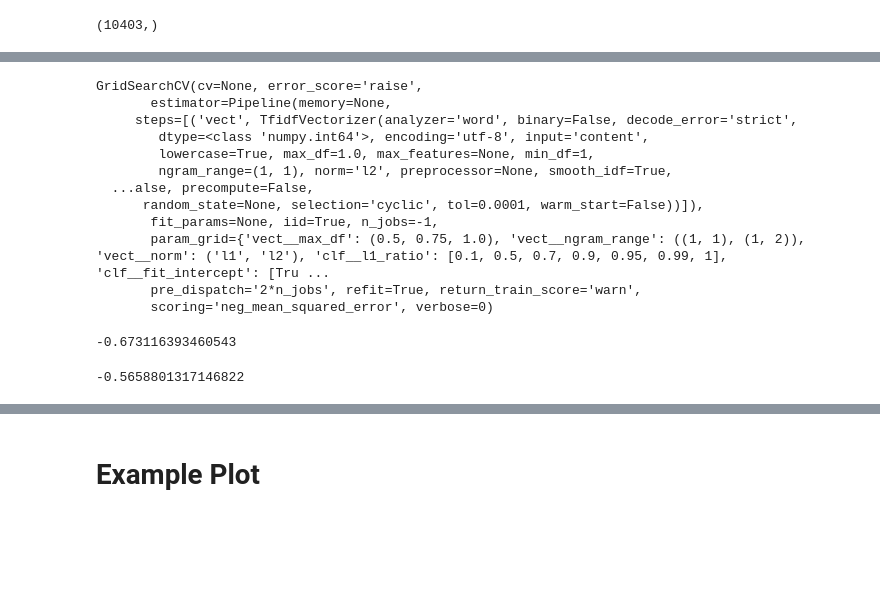
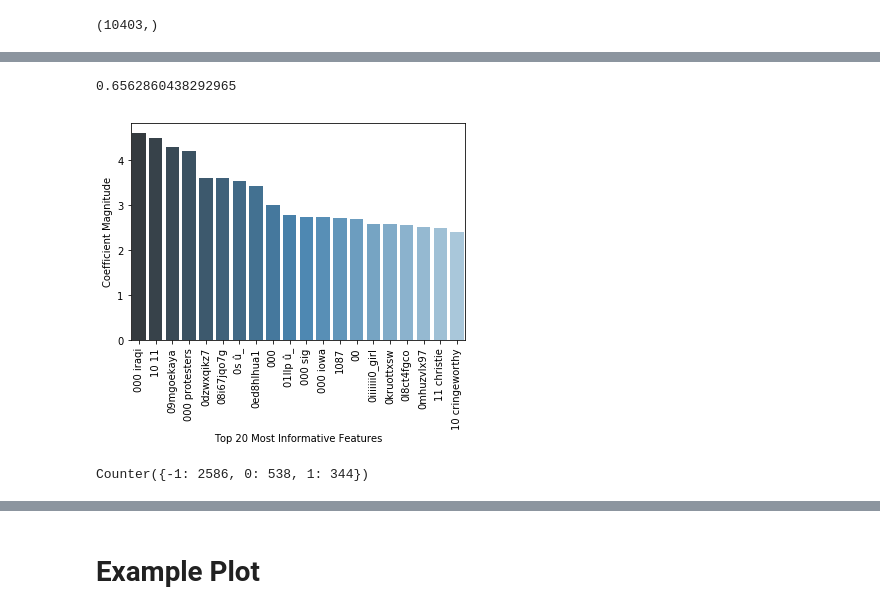
Before and after one commit to bkvillalobos/EDAV_project, a Jupyter notebook: sentiments.ipynb, the cells around one changed output, grey strips where cells are left out. Saved outputs shown, nothing was run; the diff lists cells and outputs as text; code cells hidden in the pictures; blank space fills up the shorter version.

```diff
--- a/sentiments.ipynb
+++ b/sentiments.ipynb
@@ -264,4 +284,40 @@ grid.cv_results_['mean_test_score'].mean()
 # %%
-grid.score(X_test,y_test)
+pipe.score(X_test,y_test)
+# %% [output]
+0.6562860438292965
+# %%
+all_words = pipe.steps[0][1].get_feature_names()
+# %%
+coefs = pipe.steps[2][1].coef_
+# %%
+
+def top_n_words(coefs, words, n=20):
+    apply_absoulute_val = lambda s: np.vectorize(abs)(s)[0]
+    magnitude = apply_absoulute_val(coefs)
+    zipped = zip(words,magnitude)
+    words_by_mag = sorted(zipped, key=lambda x: x[1], reverse=True)
+    return words_by_mag[:n]
+# %%
+def plot_most_informative_feats(top_n_feats, title=''):
+    import seaborn as sns
+    import matplotlib.pyplot as plt
+
+    current_palette = sns.color_palette("Blues_d",
+                                        n_colors=len(top_n_feats))
+
+    x,y = zip(*top_n_feats)
+    g = sns.barplot(x=x,y=y, palette=current_palette)
+    g.set_xticklabels(x, rotation=90)
+    g.set(xlabel='Top {0} Most Informative Features'.format(len(x)),
+          ylabel='Coefficient Magnitude')
+    g.set_title(title)
+    plt.show()
+# %%
+top_n = top_n_words(coefs, all_words, n=20)
+plot_most_informative_feats(top_n)
+# %% [output]
+[figure, added]
 # %%
-grid.predict(X_test)
+Counter(pipe.predict(X_test))
+# %% [output]
+Counter({-1: 2586, 0: 538, 1: 344})
@@ -270,23 +323,0 @@ test_grid = GridSearchCV(pipe, param_grid, n_jobs=-1, scoring='neg_mean_squared_
-# %%
-test_grid.fit(X_train, y_train)
-# %% [output]
-GridSearchCV(cv=None, error_score='raise',
-       estimator=Pipeline(memory=None,
-     steps=[('vect', TfidfVectorizer(analyzer='word', binary=False, decode_error='strict',
-        dtype=<class 'numpy.int64'>, encoding='utf-8', input='content',
-        lowercase=True, max_df=1.0, max_features=None, min_df=1,
-        ngram_range=(1, 1), norm='l2', preprocessor=None, smooth_idf=True,
-  ...alse, precompute=False,
-      random_state=None, selection='cyclic', tol=0.0001, warm_start=False))]),
-       fit_params=None, iid=True, n_jobs=-1,
-       param_grid={'vect__max_df': (0.5, 0.75, 1.0), 'vect__ngram_range': ((1, 1), (1, 2)), 'vect__norm': ('l1', 'l2'), 'clf__l1_ratio': [0.1, 0.5, 0.7, 0.9, 0.95, 0.99, 1], 'clf__fit_intercept': [Tru ...
-       pre_dispatch='2*n_jobs', refit=True, return_train_score='warn',
-       scoring='neg_mean_squared_error', verbose=0)
-# %%
-test_grid.cv_results_['mean_test_score'].mean()
-# %% [output]
--0.673116393460543
-# %%
-test_grid.score(X_test,y_test)
-# %% [output]
--0.5658801317146822
```
Also changed, not shown: parts of 48 cells of this notebook.
